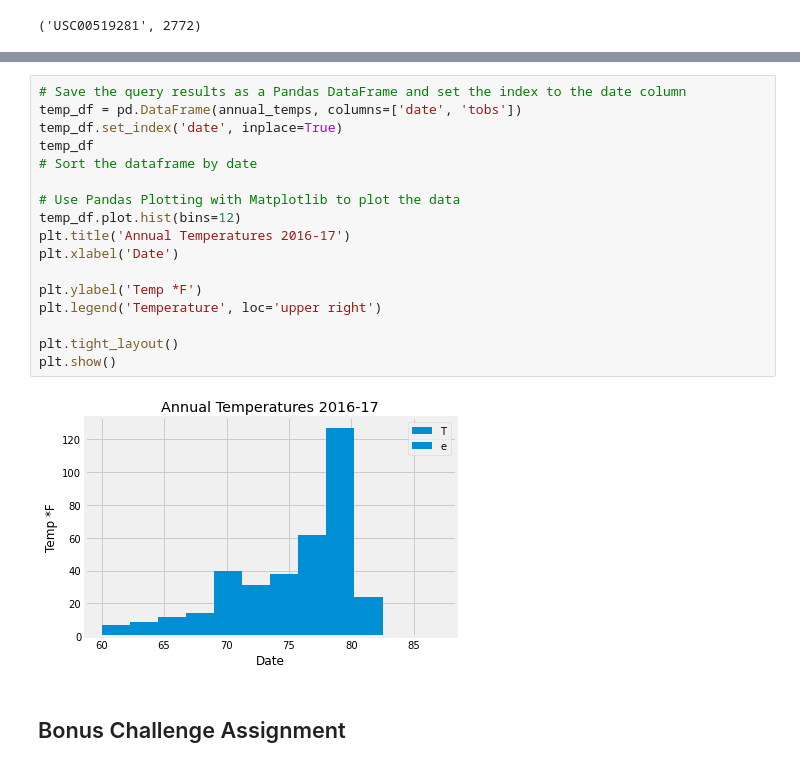
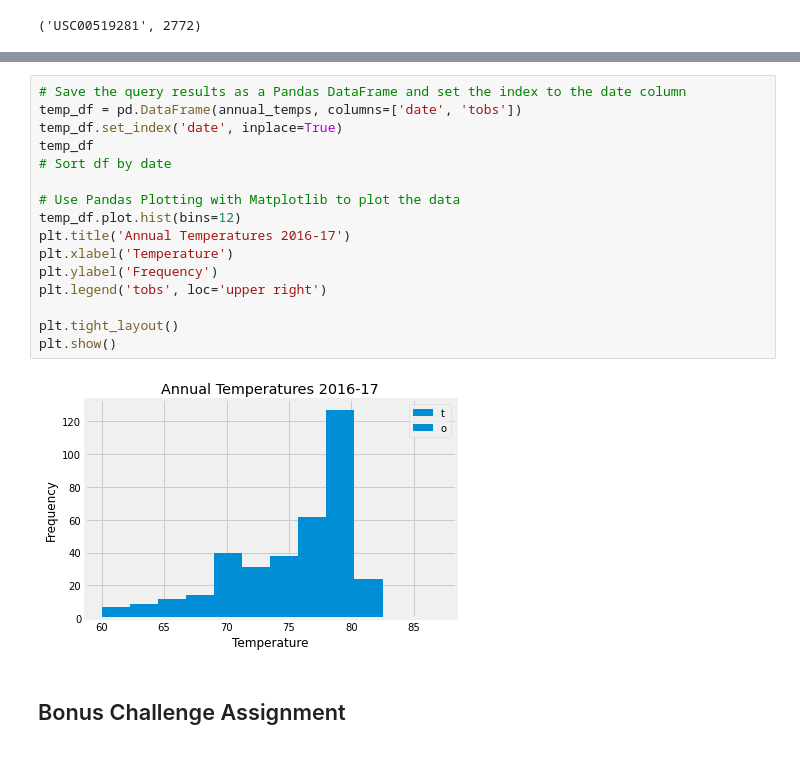
Before and after one commit to rarconaut/sqlalchemy-challenge, a Jupyter notebook: climate_starter.ipynb, the cells around one changed output, grey strips where cells are left out. Saved outputs shown, nothing was run; the diff lists cells and outputs as text.

```diff
--- a/climate_starter.ipynb
+++ b/climate_starter.ipynb
@@ -208,22 +208,21 @@ annual_temps
 # %%
 # Save the query results as a Pandas DataFrame and set the index to the date column
 temp_df = pd.DataFrame(annual_temps, columns=['date', 'tobs'])
 temp_df.set_index('date', inplace=True)
 temp_df
-# Sort the dataframe by date
+# Sort df by date
 
 # Use Pandas Plotting with Matplotlib to plot the data
 temp_df.plot.hist(bins=12)
 plt.title('Annual Temperatures 2016-17')
-plt.xlabel('Date')
-
-plt.ylabel('Temp *F')
-plt.legend('Temperature', loc='upper right')
+plt.xlabel('Temperature')
+plt.ylabel('Frequency')
+plt.legend('tobs', loc='upper right')
 
 plt.tight_layout()
 plt.show()
 # %% [output]
-[figure, old version]
+[figure, new version]
 # %% [markdown]
 ## Bonus Challenge Assignment
 # %%
```
Also changed, not shown: parts of 3 cells of this notebook, 1 other file.
